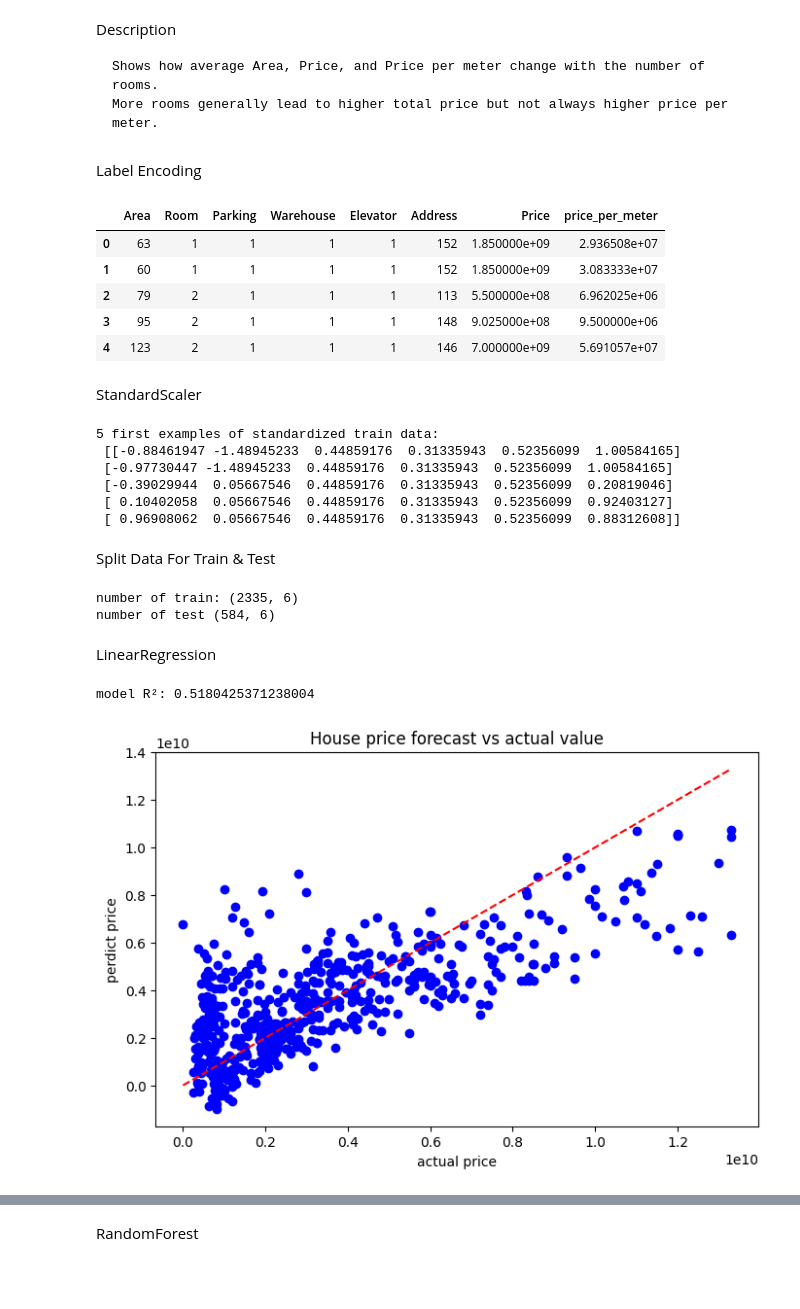
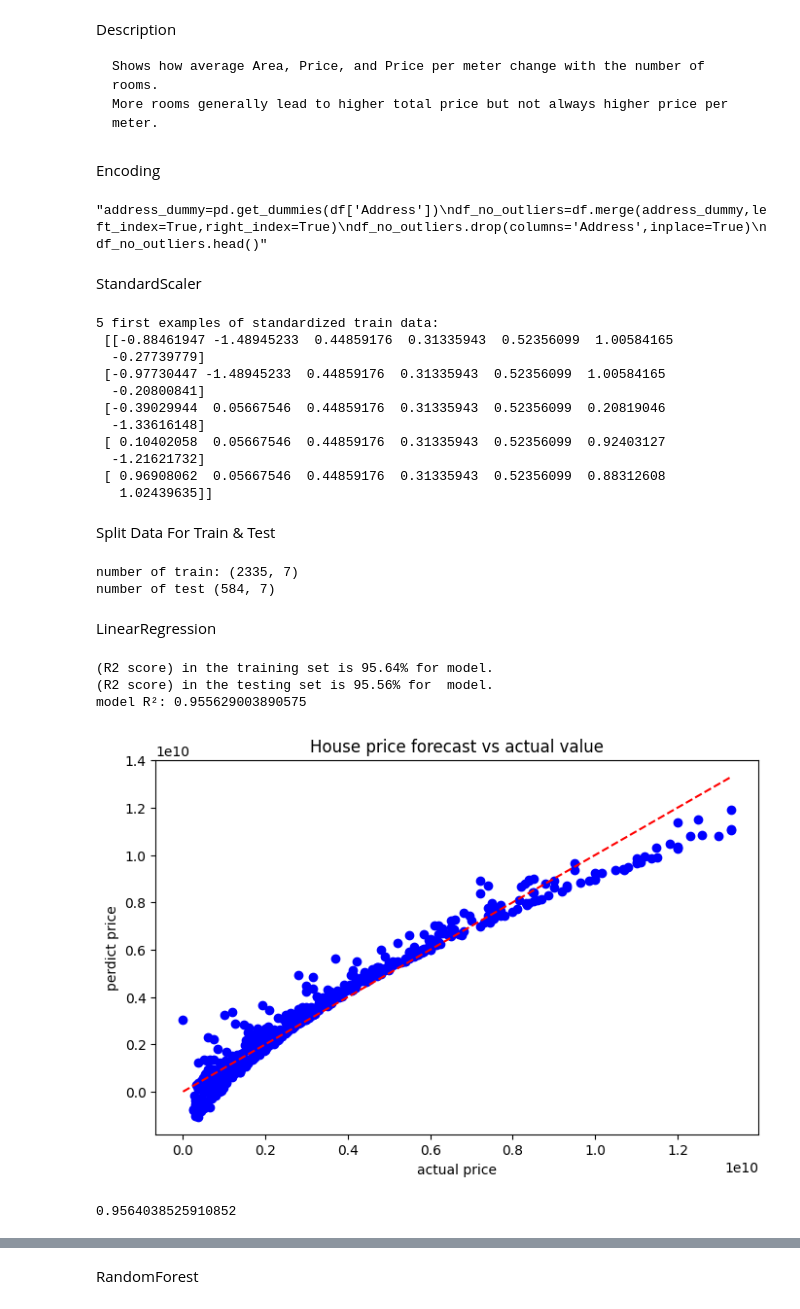
Before and after one commit to sajjadkhazaei/house-prices-in-tehran, a Jupyter notebook: house prices.ipynb, the cells around one changed output, grey strips where cells are left out. Cells and saved outputs as stored; diff of their text form; code cells hidden in the pictures; blank space fills up the shorter version.

```diff
--- a/house prices.ipynb
+++ b/house prices.ipynb
@@ -427,25 +427,24 @@ Description
     Shows how average Area, Price, and Price per meter change with the number of rooms.
     More rooms generally lead to higher total price but not always higher price per meter.
 # %% [markdown]
-Label Encoding
+Encoding
 # %%
 from sklearn.preprocessing import LabelEncoder
 le=LabelEncoder()
 for column in ['Address']:
     df_no_outliers[column]=le.fit_transform(df_no_outliers[column])
 df_no_outliers.head()
+'''address_dummy=pd.get_dummies(df['Address'])
+df_no_outliers=df.merge(address_dummy,left_index=True,right_index=True)
+df_no_outliers.drop(columns='Address',inplace=True)
+df_no_outliers.head()'''
 # %% [output]
-|  | Area | Room | Parking | Warehouse | Elevator | Address | Price | price_per_meter |
-| 0 | 63 | 1 | 1 | 1 | 1 | 152 | 1.850000e+09 | 2.936508e+07 |
-| 1 | 60 | 1 | 1 | 1 | 1 | 152 | 1.850000e+09 | 3.083333e+07 |
-| 2 | 79 | 2 | 1 | 1 | 1 | 113 | 5.500000e+08 | 6.962025e+06 |
-| 3 | 95 | 2 | 1 | 1 | 1 | 148 | 9.025000e+08 | 9.500000e+06 |
-| 4 | 123 | 2 | 1 | 1 | 1 | 146 | 7.000000e+09 | 5.691057e+07 |
+"address_dummy=pd.get_dummies(df['Address'])\ndf_no_outliers=df.merge(address_dummy,left_index=True,right_index=True)\ndf_no_outliers.drop(columns='Address',inplace=True)\ndf_no_outliers.head()"
 # %% [markdown]
 StandardScaler
 # %%
 from sklearn.preprocessing import StandardScaler
-X = df_no_outliers[['Area', 'Room','Parking','Warehouse','Elevator','Address']]
+X = df_no_outliers[['Area', 'Room','Parking','Warehouse','Elevator','Address','price_per_meter']]
 y = df_no_outliers['Price']
 
 scaler = StandardScaler()
@@ -455,11 +454,16 @@ X_scaled = scaler.fit_transform(X)
 print("5 first examples of standardized train data:\n", X_scaled[:5])
 # %% [output]
 5 first examples of standardized train data:
- [[-0.88461947 -1.48945233  0.44859176  0.31335943  0.52356099  1.00584165]
- [-0.97730447 -1.48945233  0.44859176  0.31335943  0.52356099  1.00584165]
- [-0.39029944  0.05667546  0.44859176  0.31335943  0.52356099  0.20819046]
- [ 0.10402058  0.05667546  0.44859176  0.31335943  0.52356099  0.92403127]
- [ 0.96908062  0.05667546  0.44859176  0.31335943  0.52356099  0.88312608]]
+ [[-0.88461947 -1.48945233  0.44859176  0.31335943  0.52356099  1.00584165
+  -0.27739779]
+ [-0.97730447 -1.48945233  0.44859176  0.31335943  0.52356099  1.00584165
+  -0.20800841]
+ [-0.39029944  0.05667546  0.44859176  0.31335943  0.52356099  0.20819046
+  -1.33616148]
+ [ 0.10402058  0.05667546  0.44859176  0.31335943  0.52356099  0.92403127
+  -1.21621732]
+ [ 0.96908062  0.05667546  0.44859176  0.31335943  0.52356099  0.88312608
+   1.02439635]]
 # %% [markdown]
 Split Data For Train & Test
 # %%
@@ -470,36 +474,45 @@ X_train, X_test, y_train, y_test = train_test_split(X_scaled, y, test_size=0.2,
 print("number of train:", X_train.shape)
 print("number of test", X_test.shape)
 # %% [output]
-number of train: (2335, 6)
-number of test (584, 6)
+number of train: (2335, 7)
+number of test (584, 7)
 # %% [markdown]
 LinearRegression
 # %%
 from sklearn.linear_model import LinearRegression
 from sklearn.metrics import r2_score
 import matplotlib.pyplot as plt
 import seaborn as sns
 
 
 # Linear regression model
 model = LinearRegression()
 model.fit(X_train, y_train)
-
+train_score =model.score(X_train, y_train)
+test_score = model.score(X_test, y_test)
+print(f"(R2 score) in the training set is {train_score:0.2%} for model.")
+print(f"(R2 score) in the testing set is {test_score:0.2%} for  model.")
 # Perdict
 y_pred = model.predict(X_test)
 
 # Evaluation
 r2 = r2_score(y_test, y_pred)
 print("model R²:", r2)
 
 # Predicted vs Actual graph
 plt.figure(figsize=(8, 5))
 plt.scatter(y_test, y_pred, color='blue')
 plt.plot([y_test.min(), y_test.max()], [y_test.min(), y_test.max()], 'r--')
 plt.title('House price forecast vs actual value')
 plt.xlabel('actual price')
 plt.ylabel('perdict price')
 plt.show()
 # %% [output]
-model R²: 0.5180425371238004
+(R2 score) in the training set is 95.64% for model.
+(R2 score) in the testing set is 95.56% for  model.
+model R²: 0.955629003890575
-[figure, old version]
+[figure, new version]
+# %%
+model.score(X_train, y_train)
+# %% [output]
+0.9564038525910852
```
Also changed, not shown: parts of 6 cells of this notebook.
